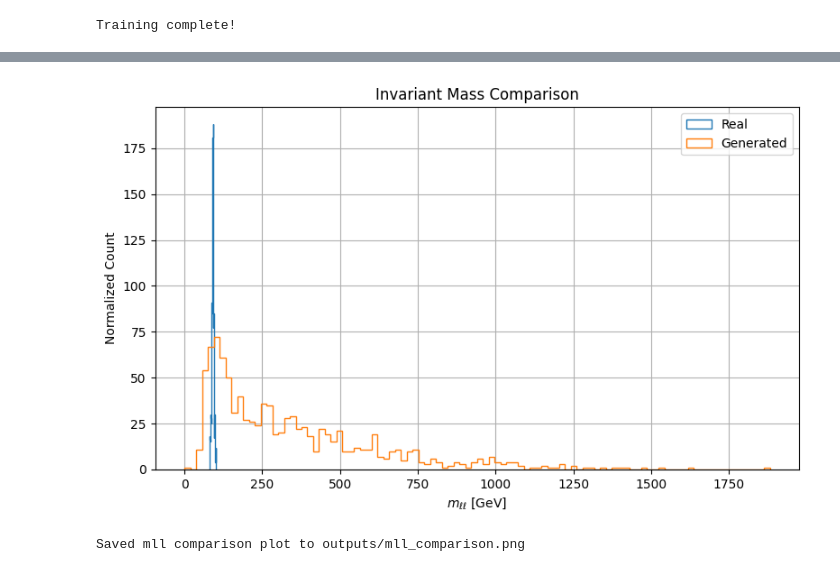
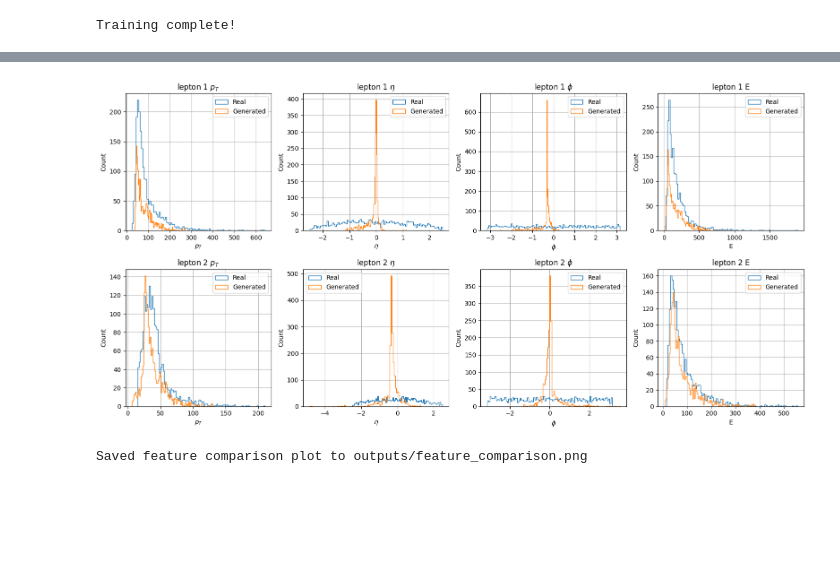
Before and after one commit to Oguz-Guzel/DYestimation, a Jupyter notebook: develop.ipynb, the cells around one changed output, grey strips where cells are left out. Cells and saved outputs as stored; diff of their text form; code cells hidden in the pictures; blank space fills up the shorter version.

```diff
--- a/develop.ipynb
+++ b/develop.ipynb
@@ -267,7 +262,7 @@ model = TransformerAutoencoder().to(device)
 embed_dim = 64
 num_heads = 16
 hidden_dim = 256
-learning_rate = 1e-3
+learning_rate = 1e-4
 activation_function = nn.ReLU
 
 if torch.cuda.device_count() > 1:
@@ -464,16 +473,45 @@ for leptons in generated_data:
-# %%
-plt.figure(figsize=(8, 5))
-plt.hist(mll_data, bins=100, histtype='step', label='Real')
-plt.hist(mll_gen,  bins=100, histtype='step', label='Generated')
-plt.xlabel(r'$m_{\ell\ell}$ [GeV]')
-plt.ylabel('Normalized Count')
-plt.legend()
-plt.title('Invariant Mass Comparison')
-plt.grid(True)
-plt.tight_layout()
-plt.savefig(f'{output_dir}/mll_comparison.png')
-plt.show()
-print(f'Saved mll comparison plot to {output_dir}/mll_comparison.png')
-# %% [output]
-[figure, removed]
-Saved mll comparison plot to outputs/mll_comparison.png
+# %%
+lepton1_data = []
+lepton1_gen = []
+lepton2_data = []
+lepton2_gen = []
+mll_data = []
+mll_gen = []
+for batch in test_dataloader:
+    for leptons in batch:
+        lepton1_data.append([leptons[0].cpu().numpy()])
+        lepton2_data.append([leptons[1].cpu().numpy()])
+        mll_data.append(compute_mll(leptons).cpu().numpy())
+for leptons in generated_data:
+    lepton1_gen.append(leptons[0].cpu().numpy())
+    lepton2_gen.append(leptons[1].cpu().numpy())
+    mll_gen.append(compute_mll(leptons).cpu().numpy())
+# %%
+fig, axes = plt.subplots(2, 4, figsize=(16, 8))
+
+labels = ['$p_T$', '$\eta$','$\phi$', 'E']
+for i in range(4):
+    # Plot l1 comparison
+    axes[0,i].hist([arr[0][i] for arr in lepton1_data], bins=100, histtype='step', label='Real')
+    axes[0,i].hist([arr[i] for arr in lepton1_gen], bins=100, histtype='step', label='Generated')
+    axes[0,i].set_xlabel(rf'{labels[i]}')
+    axes[0,i].set_ylabel('Count')
+    axes[0,i].legend()
+    axes[0,i].set_title(rf'lepton 1 {labels[i]}')
+    axes[0,i].grid(True)
+    # Plot l2 comparison
+    axes[1,i].hist([arr[0][i] for arr in lepton2_data], bins=100, histtype='step', label='Real')
+    axes[1,i].hist([arr[i] for arr in lepton2_gen], bins=100, histtype='step', label='Generated')
+    axes[1,i].set_xlabel(rf'{labels[i]}')
+    axes[1,i].set_ylabel('Count')
+    axes[1,i].legend()
+    axes[1,i].set_title(rf'lepton 2 {labels[i]}')
+    axes[1,i].grid(True)
+
+plt.tight_layout()
+plt.savefig(f'{output_dir}/feature_comparison.png')
+plt.show()
+print(f'Saved feature comparison plot to {output_dir}/feature_comparison.png')
+# %% [output]
+[figure, added]
+Saved feature comparison plot to outputs/feature_comparison.png
```
Also changed, not shown: parts of 10 cells of this notebook, 1 other file.
